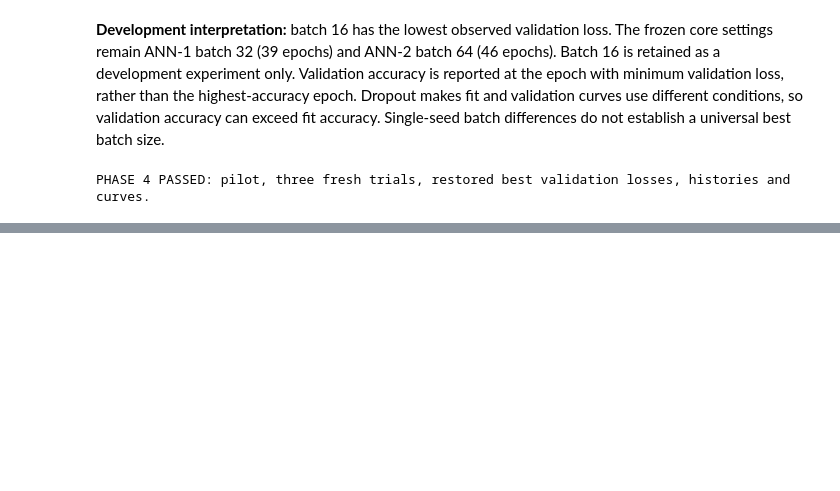
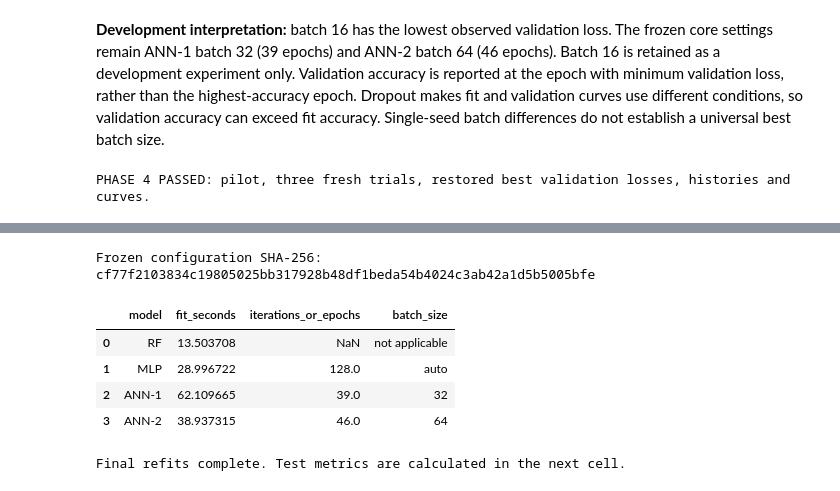
Before and after one commit to henryhoang207/COS40007-Porfollio-Task, a Jupyter notebook: portfolio_task3/Portfolio_Assessment_3_HoangHuuHoan.ipynb, the cells around one changed output, grey strips where cells are left out. Saved outputs shown, nothing was run; the diff lists cells and outputs as text; code cells hidden in the pictures; blank space fills up the shorter version.

```diff
--- a/portfolio_task3/Portfolio_Assessment_3_HoangHuuHoan.ipynb
+++ b/portfolio_task3/Portfolio_Assessment_3_HoangHuuHoan.ipynb
@@ -525,0 +535,65 @@ PHASE 4 PASSED: pilot, three fresh trials, restored best validation losses, hist
+# %%
+frozen = {
+    'features':FEATURES,'class_map':CLASS_MAP,'data_sha256':data_hash,
+    'seed':SEED,'validation_seed':VALIDATION_SEED,'test_seed':SEED,
+    'traditional':{name:spec.get_params() for name,spec in traditional_specs.items()},
+    'best_traditional_by_development_cv':best_traditional,
+    'ann':{'ANN-1':{'batch_size':32,'epochs':selected_epochs[32]},
+           'ANN-2':{'batch_size':64,'epochs':selected_epochs[64]}},
+    'ann_architecture':[{'dense':64,'activation':'relu'},{'dropout':.2},
+                        {'dense':32,'activation':'relu'},{'dropout':.2},
+                        {'dense':16,'activation':'relu'},{'dense':2,'activation':'softmax'}],
+    'ann_optimizer':'Adam','ann_initial_learning_rate':.001,
+    'ann_loss':'sparse_categorical_crossentropy','decision_rule':'argmax of class probabilities',
+    'final_refit':{'rows':7000,'common_scaler_fit_on':'development only',
+                   'fresh_initialization':True,'ann_callbacks':[], 'ann_learning_rate':'constant 0.001'},
+    'frozen_before_task3_test_predictions':True,'test_is_previously_inspected_benchmark':True,
+}
+save_json(ROOT / 'results/frozen_configurations.json',frozen)
+frozen_digest = hashlib.sha256((ROOT / 'results/frozen_configurations.json').read_bytes()).hexdigest()
+print('Frozen configuration SHA-256:',frozen_digest)
+common_scaler = StandardScaler().fit(X_dev)
+X_dev_scaled = common_scaler.transform(X_dev)
+X_test_scaled = common_scaler.transform(X_test)
+assert common_scaler.n_samples_seen_ == 7000
+np.testing.assert_allclose(common_scaler.mean_,X_dev.mean().to_numpy(),atol=1e-12)
+final_traditional, final_anns, final_histories, final_fit_rows = {}, {}, {}, []
+final_warnings=[]
+for name,spec in traditional_specs.items():
+    started=time.perf_counter()
+    estimator=clone(spec)
+    with warnings.catch_warnings(record=True) as caught:
+        warnings.simplefilter('always',ConvergenceWarning)
+        estimator.fit(X_dev_scaled,y_dev)
+    for w in caught:
+        final_warnings.append({'model':name,'category':w.category.__name__,'message':str(w.message)})
+    final_traditional[name]=Pipeline([('scale',copy.deepcopy(common_scaler)),('model',estimator)])
+    final_fit_rows.append({'model':name,'fit_seconds':time.perf_counter()-started,
+                           'iterations_or_epochs':getattr(estimator,'n_iter_',None),
+                           'batch_size':str(getattr(estimator,'batch_size','not applicable'))})
+for name,batch in [('ANN-1',32),('ANN-2',64)]:
+    model=build_ann()
+    started=time.perf_counter()
+    history=model.fit(ann_dataset(X_dev_scaled,y_dev,batch,True),epochs=selected_epochs[batch],verbose=0).history
+    history={k:list(map(float,v)) for k,v in history.items()}
+    final_anns[name]=model
+    final_histories[batch]=history
+    final_fit_rows.append({'model':name,'fit_seconds':time.perf_counter()-started,
+                           'iterations_or_epochs':len(history['loss']),'batch_size':str(batch)})
+    with (ROOT / f'results/ann_batch{batch}_final_history.pkl').open('wb') as f:
+        pickle.dump(history,f)
+save_json(ROOT / 'results/final_fit_warnings.json',final_warnings)
+show_table(pd.DataFrame(final_fit_rows),'final_fit_diagnostics.csv')
+if final_warnings:
+    display(pd.DataFrame(final_warnings))
+assert not any(w['category']=='ConvergenceWarning' for w in final_warnings)
+assert hashlib.sha256((ROOT / 'results/frozen_configurations.json').read_bytes()).hexdigest()==frozen_digest
+print('Final refits complete. Test metrics are calculated in the next cell.')
+# %% [output]
+Frozen configuration SHA-256: cf77f2103834c19805025bb317928b48df1beda54b4024c3ab42a1d5b5005bfe
+|  | model | fit_seconds | iterations_or_epochs | batch_size |
+| 0 | RF | 13.503708 | NaN | not applicable |
+| 1 | MLP | 28.996722 | 128.0 | auto |
+| 2 | ANN-1 | 62.109665 | 39.0 | 32 |
+| 3 | ANN-2 | 38.937315 | 46.0 | 64 |
+Final refits complete. Test metrics are calculated in the next cell.
```
Also changed, not shown: parts of 3 cells of this notebook, 13 other files.
